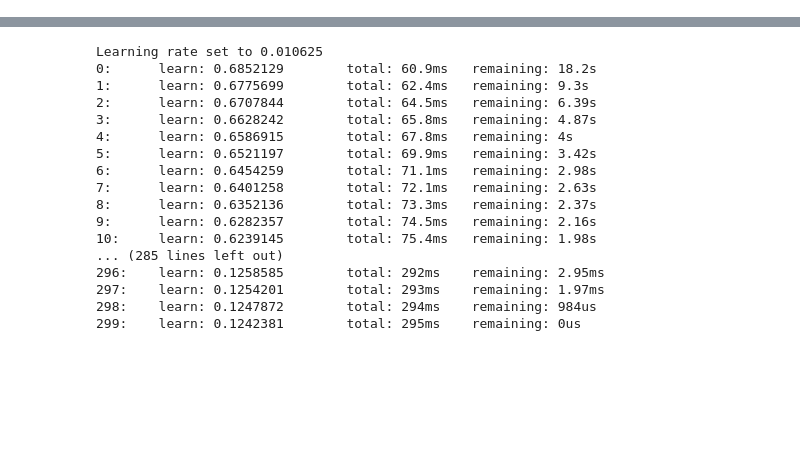
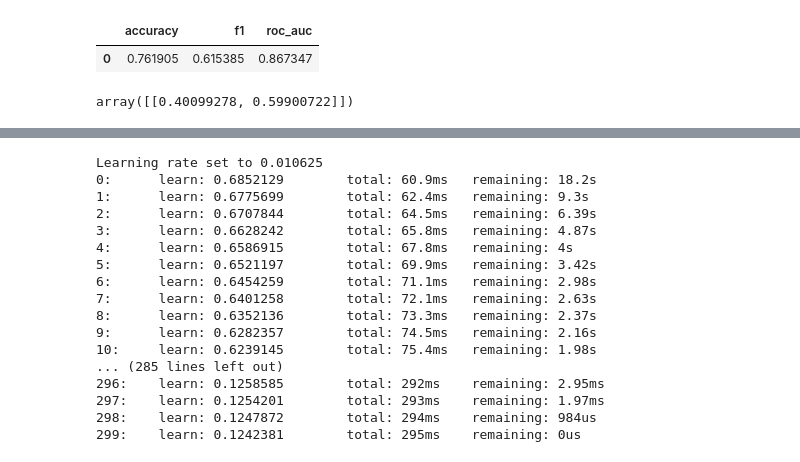
Before and after one commit to benstager/mfl, a Jupyter notebook: model_dev/model_dev_1_2.ipynb, the cells around one changed output, grey strips where cells are left out. Saved outputs shown, nothing was run; the diff lists cells and outputs as text; code cells hidden in the pictures; blank space fills up the shorter version.

```diff
--- a/model_dev/model_dev_1_2.ipynb
+++ b/model_dev/model_dev_1_2.ipynb
@@ -119,0 +151,3 @@ class FranchiseQB:
+# %%
+sim = FranchiseQB(model='catboost', feature_set='cat')
+sim.catboost()
@@ -120 +172,10 @@ class FranchiseQB:
+# %%
+sim.model_results
+# %% [output]
+|  | accuracy | f1 | roc_auc |
+| 0 | 0.761905 | 0.615385 | 0.867347 |
+# %%
+sim.predict_2025_qb(player_name='Kyle McCord', round=1, pick=21, recent_team='PIT', season=2025)
+# %% [output]
+array([[0.40099278, 0.59900722]])
 # %%
```
Also changed, not shown: parts of 9 cells of this notebook, 5 other files.
